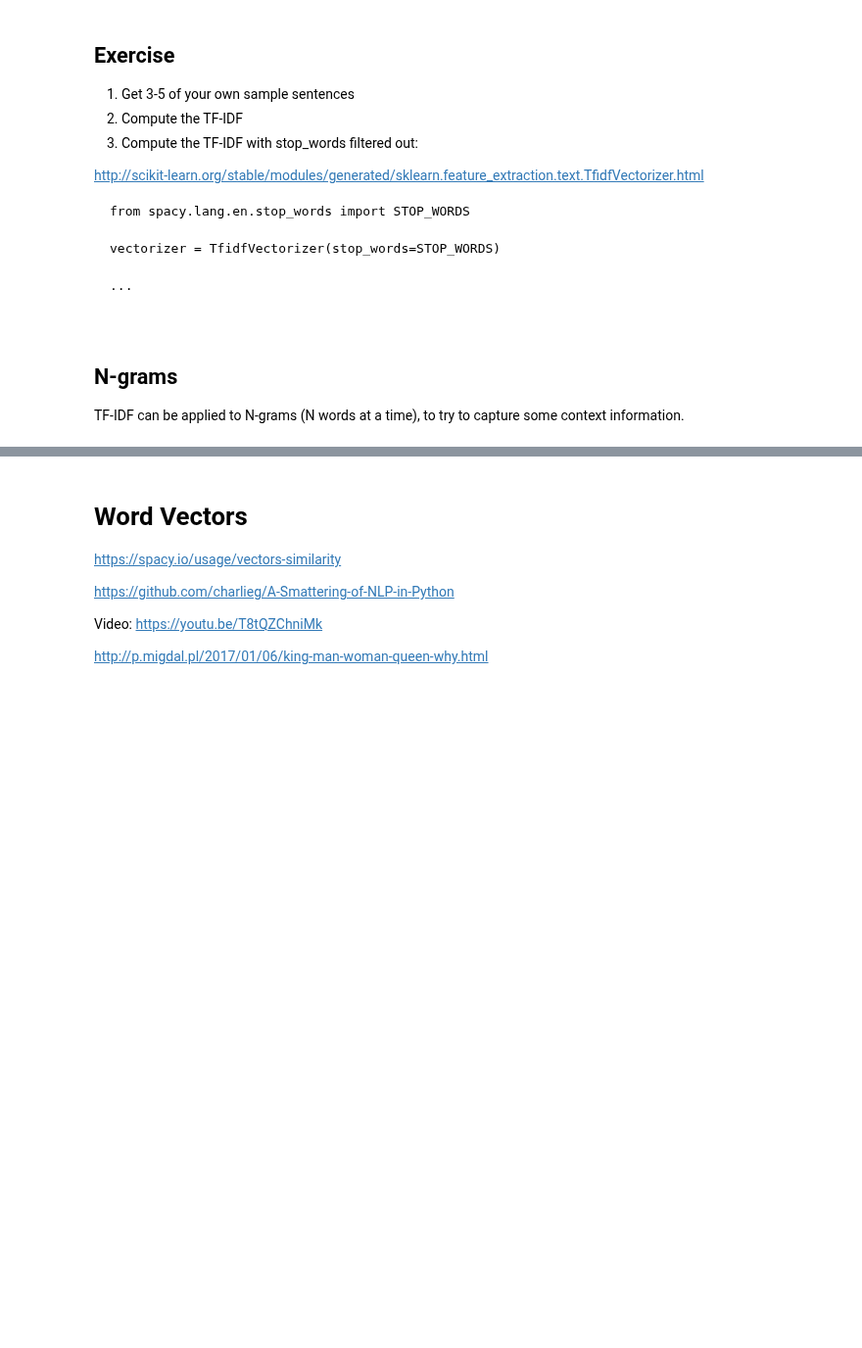
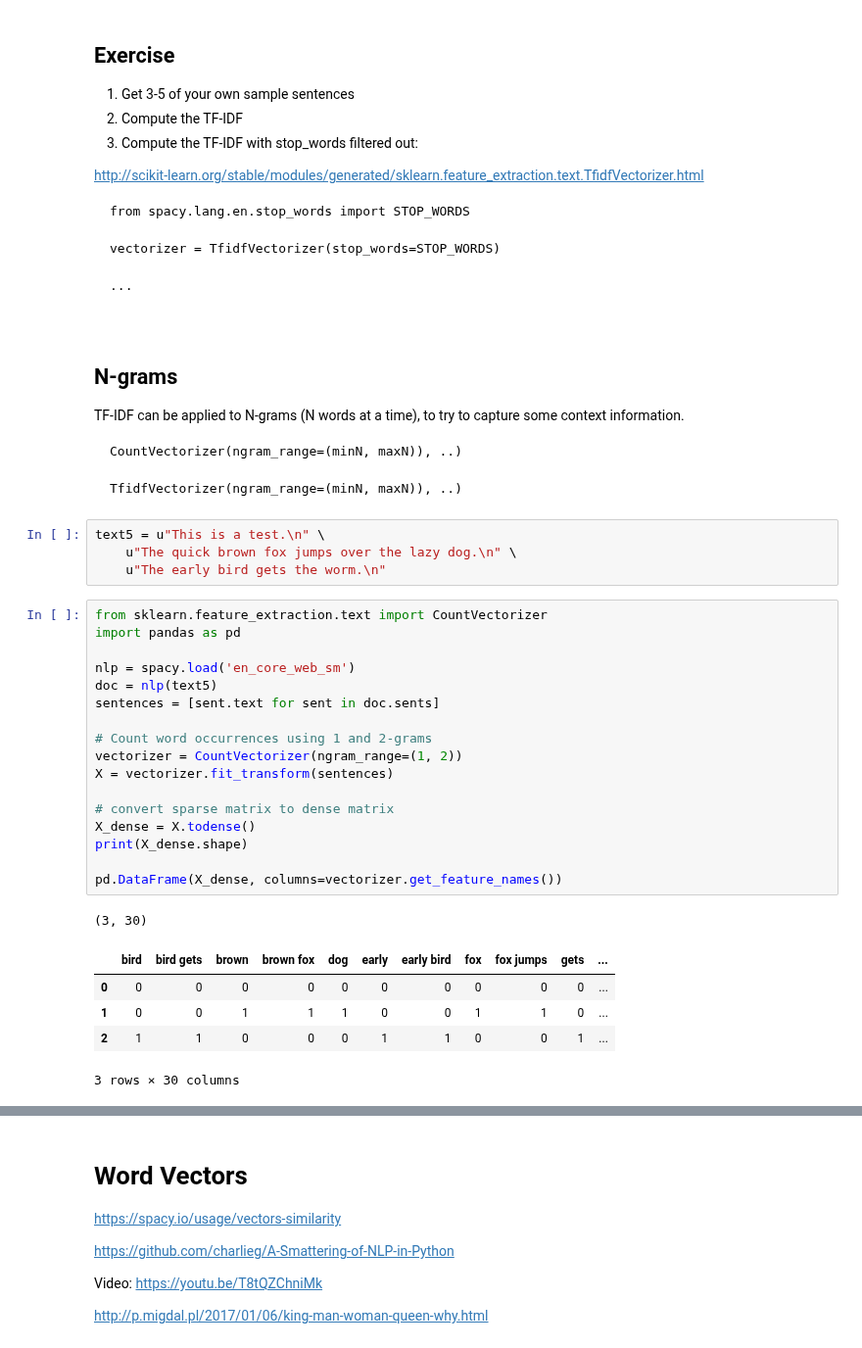
Before and after one commit to lisaong/mldds-courseware, a Jupyter notebook: 03_TextImage/text.ipynb, the cells around one changed output, grey strips where cells are left out. Shown at 98% size. Cells and saved outputs as stored; diff of their text form; blank space fills up the shorter version.

````diff
--- a/03_TextImage/text.ipynb
+++ b/03_TextImage/text.ipynb
@@ -527,3 +525,37 @@ vectorizer = TfidfVectorizer(stop_words=STOP_WORDS)
 ## N-grams
 
 TF-IDF can be applied to N-grams (N words at a time), to try to capture some context information.
+
+```
+CountVectorizer(ngram_range=(minN, maxN)), ..)
+
+TfidfVectorizer(ngram_range=(minN, maxN)), ..)
+```
+# %%
+text5 = u"This is a test.\n" \
+    u"The quick brown fox jumps over the lazy dog.\n" \
+    u"The early bird gets the worm.\n"
+# %%
+from sklearn.feature_extraction.text import CountVectorizer
+import pandas as pd
+
+nlp = spacy.load('en_core_web_sm')
+doc = nlp(text5)
+sentences = [sent.text for sent in doc.sents]
+
+# Count word occurrences using 1 and 2-grams
+vectorizer = CountVectorizer(ngram_range=(1, 2))
+X = vectorizer.fit_transform(sentences)
+
+# convert sparse matrix to dense matrix
+X_dense = X.todense()
+print(X_dense.shape)
+
+pd.DataFrame(X_dense, columns=vectorizer.get_feature_names())
+# %% [output]
+(3, 30)
+|  | bird | bird gets | brown | brown fox | dog | early | early bird | fox | fox jumps | gets | ... |
+| 0 | 0 | 0 | 0 | 0 | 0 | 0 | 0 | 0 | 0 | 0 | ... |
+| 1 | 0 | 0 | 1 | 1 | 1 | 0 | 0 | 1 | 1 | 0 | ... |
+| 2 | 1 | 1 | 0 | 0 | 0 | 1 | 1 | 0 | 0 | 1 | ... |
+3 rows × 30 columns
````
Also changed, not shown: parts of 3 cells of this notebook.
